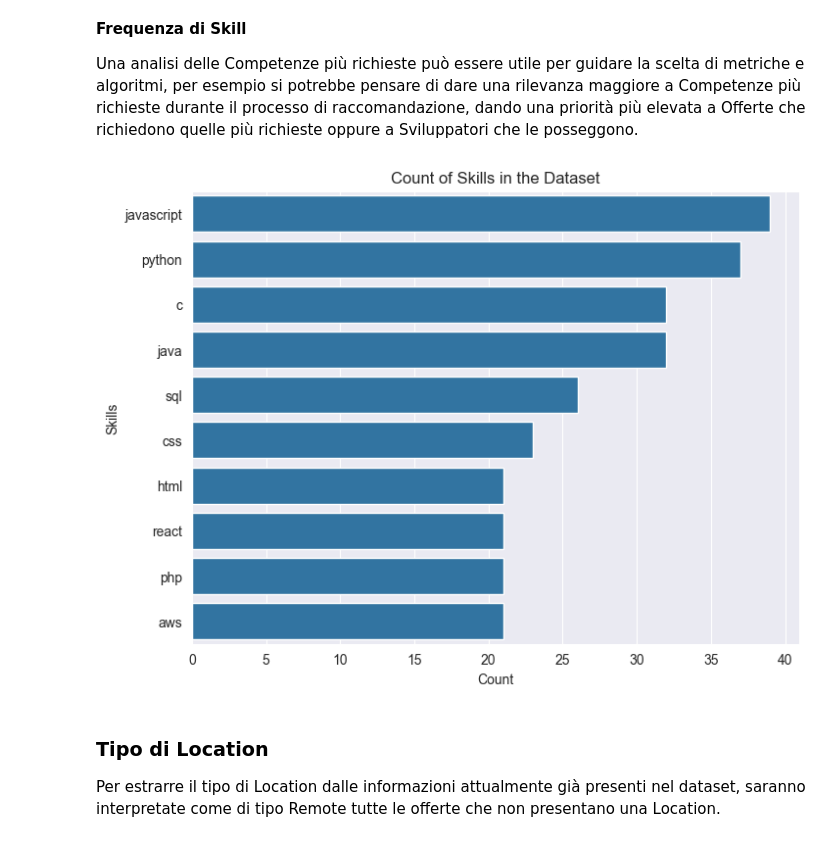
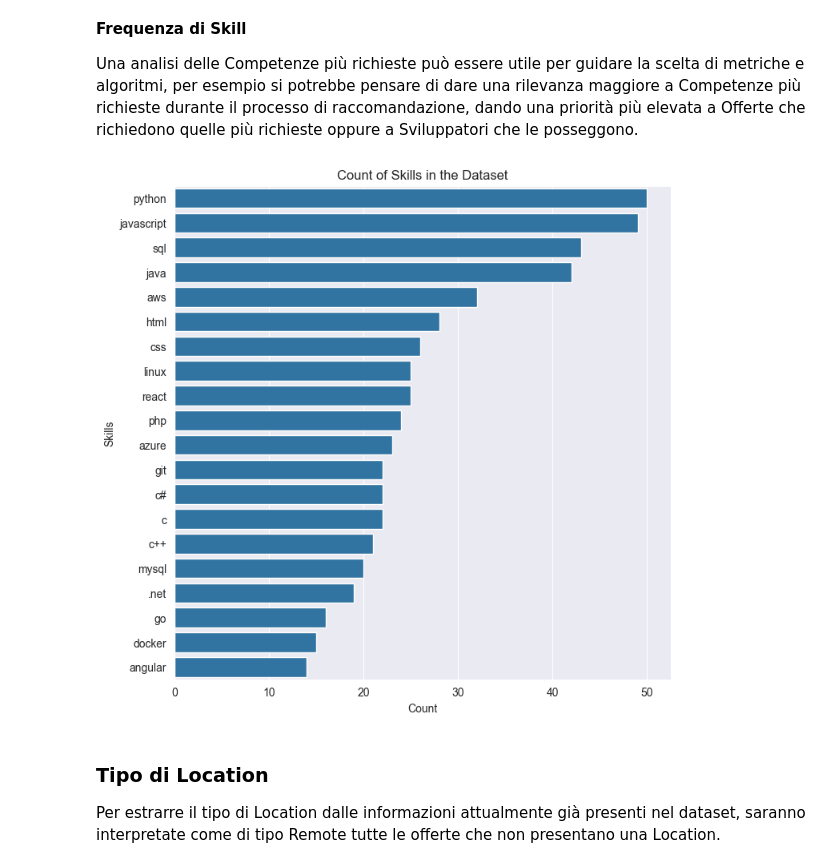
Before and after one commit to antoninoLorenzo/RecommenderSystem_TC, a Jupyter notebook: demo/notebooks/offers.ipynb, the cells around one changed output. Drawn from its saved outputs; the diff is of its cells as text; code cells hidden in the pictures.

Commit message:
ÃUpdate Skill Dataset + Update Extraction Procedure

```diff
--- a/demo/notebooks/offers.ipynb
+++ b/demo/notebooks/offers.ipynb
@@ -147,8 +147,4 @@ skills_frame
 # %%
-import nltk
-from nltk.tokenize import word_tokenize
-nltk.download('punkt')
-
 def remove_symbols(description: str, remove_map: dict) -> str:
     """
     """
@@ -156,20 +152,14 @@ def remove_symbols(description: str, remove_map: dict) -> str:
         description = description.replace(old, new)
     return description.lower()
 
-def extract_symbols(text: str, available_symbols: list) -> set:
-    """
-    """
-    out = set()
-    for token in set(word_tokenize(text)):
-        if token.lower() in available_symbols:
-           out.add(token)
-    return out
 
-"""
 def extract_symbols(description: str, available_symbols: list) -> set:
     s = set()
+    prev = ''
     for word in description.split():
         if word in available_symbols:
             s.add(word)
+        elif f'{prev} {word}' in available_symbols:
+            s.add(f'{prev} {word}')
+        prev = word
     return s
-"""
@@ -186,14 +171,16 @@ skills_list = [skill.lower() for skill in skills_frame['SKILL'].tolist()]
 punct = [p for p in punctuation]
 punct.remove('+')
 punct.remove('#')
-punct.remove('.')
+# punct.remove('.')
 
-removal = {p: '' for p in punct}
+removal = {p: ' ' for p in punct}
 removal['\n'] = ''
 removal['/'] = ' '
 removal['('] = ' '
 removal[')'] = ' '
 removal[','] = ' '
+removal['>'] = ' '
+removal['.'] = ' .'
 # %%
 # offers_frame['RequiredSkills'] = ''
 with_no_skills = 0
@@ -225,17 +212,17 @@ skill_counter = Counter()
 for offer_requirements in required_skills_tmp:
     for r in offer_requirements:
         skill_counter[r] += 1
-skill_plot = {s: c for s, c in skill_counter.most_common(10)}
+skill_plot = {s: c for s, c in skill_counter.most_common(20)}
 # %%
 # A Bar-Plot is useful to easily represent a trend
-plt.figure(figsize=(8, 6))
+plt.figure(figsize=(8, 8))
 sns.barplot(x=skill_plot.values(), y=skill_plot.keys())
 plt.title("Count of Skills in the Dataset")
 plt.xlabel("Count")
 plt.ylabel("Skills")
 plt.show()
 # %% [output]
-[figure, old version]
+[figure, new version]
 # %% [markdown]
 ### Tipo di Location
 Per estrarre il tipo di Location dalle informazioni attualmente già presenti nel dataset,
```
Also changed, not shown: parts of 9 cells of this notebook, 2 other files.
